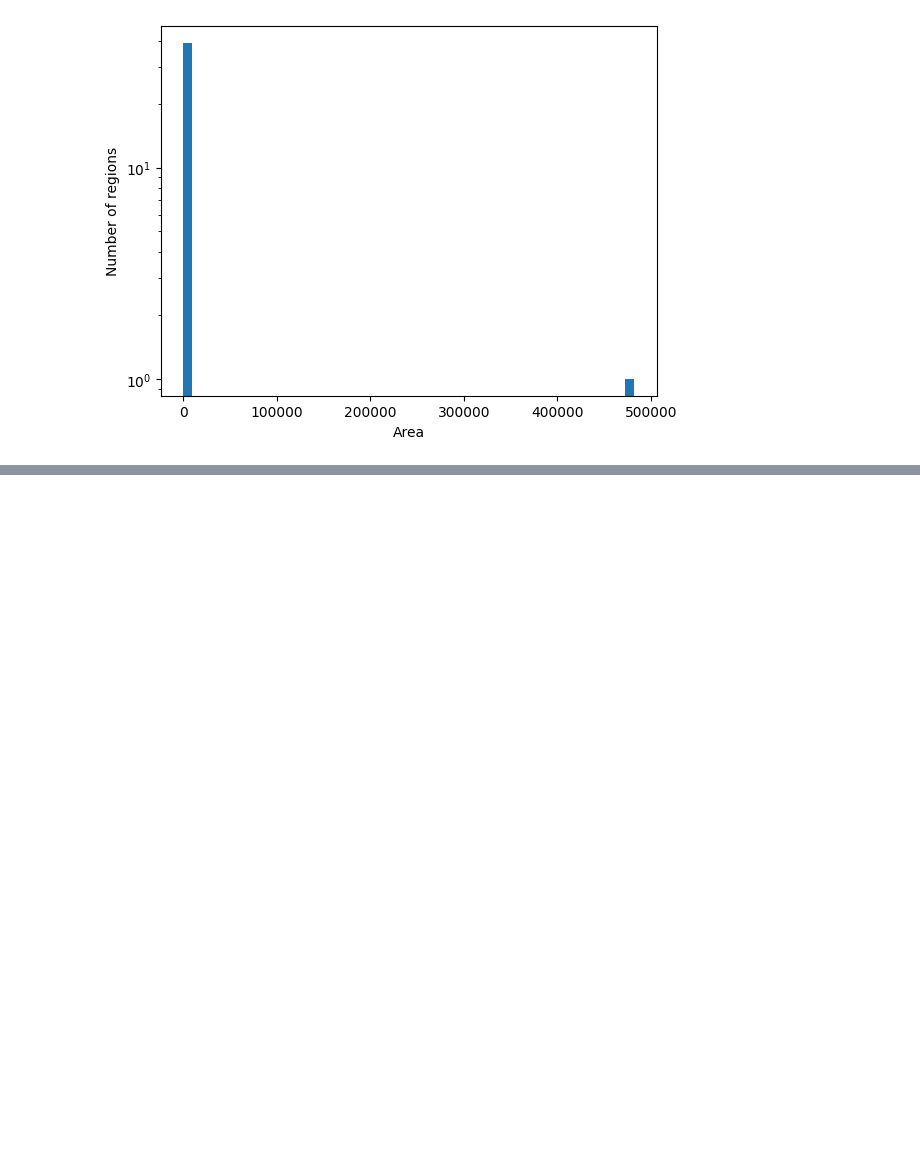
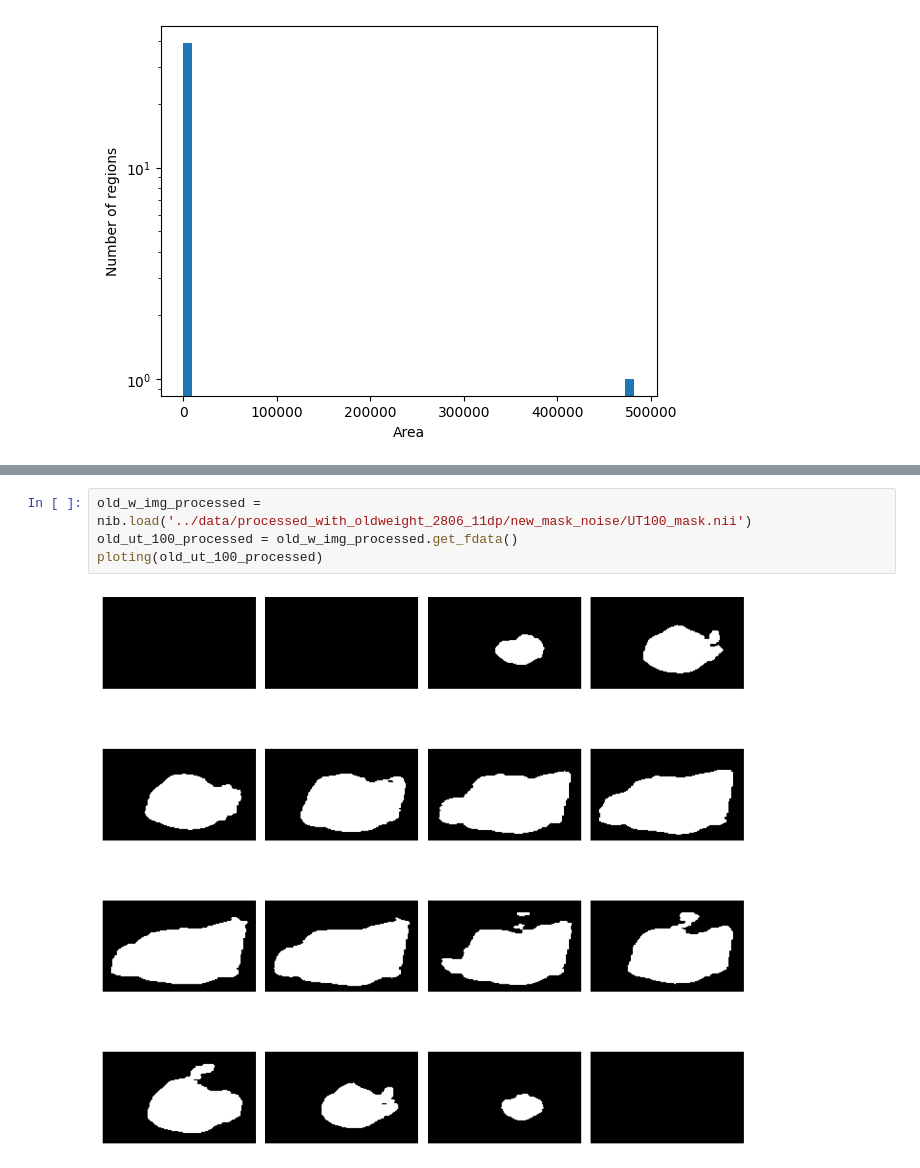
Before and after one commit to AnriiGegliuk/mice_MRI_analysis, a Jupyter notebook: notebooks/3d_vis.ipynb, the cells around one changed output, grey strips where cells are left out. Saved outputs shown, nothing was run; the diff lists cells and outputs as text; blank space fills up the shorter version.

```diff
--- a/notebooks/3d_vis.ipynb
+++ b/notebooks/3d_vis.ipynb
@@ -369,0 +390,6 @@ plt.show()
+# %%
+old_w_img_processed = nib.load('../data/processed_with_oldweight_2806_11dp/new_mask_noise/UT100_mask.nii')
+old_ut_100_processed = old_w_img_processed.get_fdata()
+ploting(old_ut_100_processed)
+# %% [output]
+[figure, added]
```
Also changed, not shown: parts of 8 cells of this notebook.
